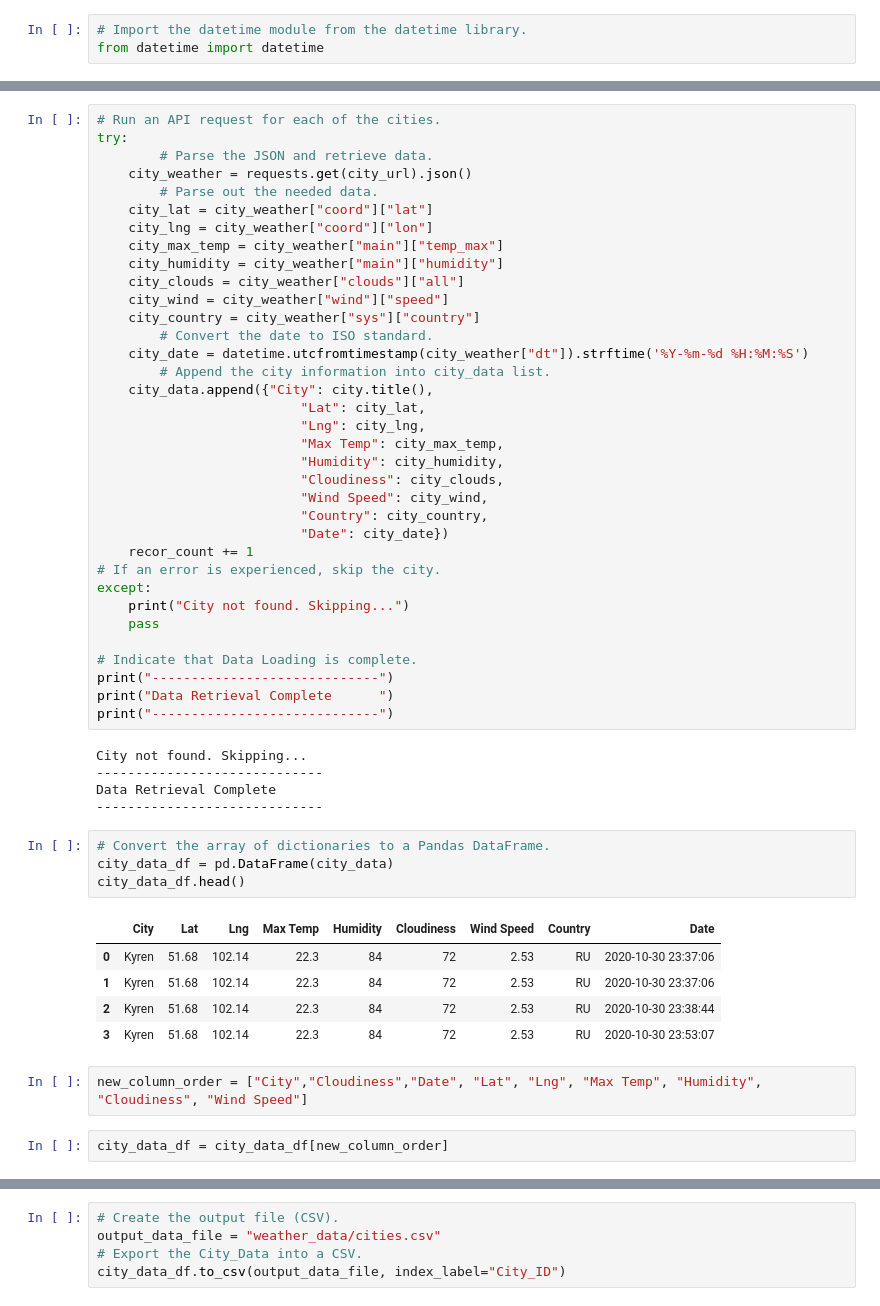
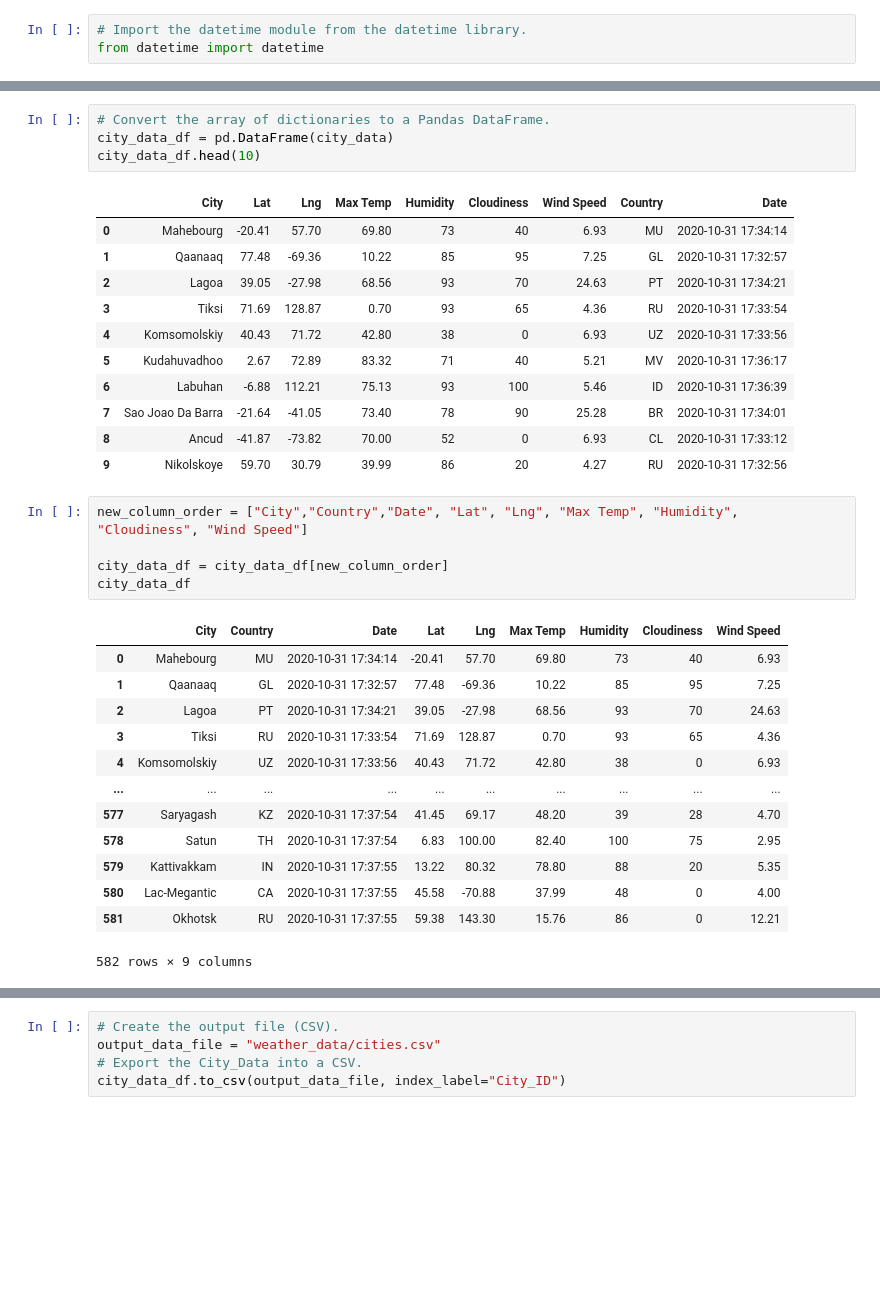
Before and after one commit to cmaraffi/World_Weather_Analysis, a Jupyter notebook: WeatherPy.ipynb, the cells around one changed output, grey strips where cells are left out. Cells and saved outputs as stored; diff of their text form; blank space fills up the shorter version.

```diff
--- a/WeatherPy.ipynb
+++ b/WeatherPy.ipynb
@@ -104,54 +124,35 @@ Processing Record 44 of Set 49 | kyren
-# %%
-# Run an API request for each of the cities.
-try:
-        # Parse the JSON and retrieve data.
-    city_weather = requests.get(city_url).json()
-        # Parse out the needed data.
-    city_lat = city_weather["coord"]["lat"]
-    city_lng = city_weather["coord"]["lon"]
-    city_max_temp = city_weather["main"]["temp_max"]
-    city_humidity = city_weather["main"]["humidity"]
-    city_clouds = city_weather["clouds"]["all"]
-    city_wind = city_weather["wind"]["speed"]
-    city_country = city_weather["sys"]["country"]
-        # Convert the date to ISO standard.
-    city_date = datetime.utcfromtimestamp(city_weather["dt"]).strftime('%Y-%m-%d %H:%M:%S')
-        # Append the city information into city_data list.
-    city_data.append({"City": city.title(),
-                          "Lat": city_lat,
-                          "Lng": city_lng,
-                          "Max Temp": city_max_temp,
-                          "Humidity": city_humidity,
-                          "Cloudiness": city_clouds,
-                          "Wind Speed": city_wind,
-                          "Country": city_country,
-                          "Date": city_date})
-    recor_count += 1
-# If an error is experienced, skip the city.
-except:
-    print("City not found. Skipping...")
-    pass
-
-# Indicate that Data Loading is complete.
-print("-----------------------------")
-print("Data Retrieval Complete      ")
-print("-----------------------------")
-# %% [output]
-City not found. Skipping...
------------------------------
-Data Retrieval Complete
------------------------------
 # %%
 # Convert the array of dictionaries to a Pandas DataFrame.
 city_data_df = pd.DataFrame(city_data)
-city_data_df.head()
+city_data_df.head(10)
 # %% [output]
 |  | City | Lat | Lng | Max Temp | Humidity | Cloudiness | Wind Speed | Country | Date |
-| 0 | Kyren | 51.68 | 102.14 | 22.3 | 84 | 72 | 2.53 | RU | 2020-10-30 23:37:06 |
-| 1 | Kyren | 51.68 | 102.14 | 22.3 | 84 | 72 | 2.53 | RU | 2020-10-30 23:37:06 |
-| 2 | Kyren | 51.68 | 102.14 | 22.3 | 84 | 72 | 2.53 | RU | 2020-10-30 23:38:44 |
-| 3 | Kyren | 51.68 | 102.14 | 22.3 | 84 | 72 | 2.53 | RU | 2020-10-30 23:53:07 |
+| 0 | Mahebourg | -20.41 | 57.70 | 69.80 | 73 | 40 | 6.93 | MU | 2020-10-31 17:34:14 |
+| 1 | Qaanaaq | 77.48 | -69.36 | 10.22 | 85 | 95 | 7.25 | GL | 2020-10-31 17:32:57 |
+| 2 | Lagoa | 39.05 | -27.98 | 68.56 | 93 | 70 | 24.63 | PT | 2020-10-31 17:34:21 |
+| 3 | Tiksi | 71.69 | 128.87 | 0.70 | 93 | 65 | 4.36 | RU | 2020-10-31 17:33:54 |
+| 4 | Komsomolskiy | 40.43 | 71.72 | 42.80 | 38 | 0 | 6.93 | UZ | 2020-10-31 17:33:56 |
+| 5 | Kudahuvadhoo | 2.67 | 72.89 | 83.32 | 71 | 40 | 5.21 | MV | 2020-10-31 17:36:17 |
+| 6 | Labuhan | -6.88 | 112.21 | 75.13 | 93 | 100 | 5.46 | ID | 2020-10-31 17:36:39 |
+| 7 | Sao Joao Da Barra | -21.64 | -41.05 | 73.40 | 78 | 90 | 25.28 | BR | 2020-10-31 17:34:01 |
+| 8 | Ancud | -41.87 | -73.82 | 70.00 | 52 | 0 | 6.93 | CL | 2020-10-31 17:33:12 |
+| 9 | Nikolskoye | 59.70 | 30.79 | 39.99 | 86 | 20 | 4.27 | RU | 2020-10-31 17:32:56 |
 # %%
-new_column_order = ["City","Cloudiness","Date", "Lat", "Lng", "Max Temp", "Humidity", "Cloudiness", "Wind Speed"]
+new_column_order = ["City","Country","Date", "Lat", "Lng", "Max Temp", "Humidity", "Cloudiness", "Wind Speed"]
+
+city_data_df = city_data_df[new_column_order]
+city_data_df
+# %% [output]
+|  | City | Country | Date | Lat | Lng | Max Temp | Humidity | Cloudiness | Wind Speed |
+| 0 | Mahebourg | MU | 2020-10-31 17:34:14 | -20.41 | 57.70 | 69.80 | 73 | 40 | 6.93 |
+| 1 | Qaanaaq | GL | 2020-10-31 17:32:57 | 77.48 | -69.36 | 10.22 | 85 | 95 | 7.25 |
+| 2 | Lagoa | PT | 2020-10-31 17:34:21 | 39.05 | -27.98 | 68.56 | 93 | 70 | 24.63 |
+| 3 | Tiksi | RU | 2020-10-31 17:33:54 | 71.69 | 128.87 | 0.70 | 93 | 65 | 4.36 |
+| 4 | Komsomolskiy | UZ | 2020-10-31 17:33:56 | 40.43 | 71.72 | 42.80 | 38 | 0 | 6.93 |
+| ... | ... | ... | ... | ... | ... | ... | ... | ... | ... |
+| 577 | Saryagash | KZ | 2020-10-31 17:37:54 | 41.45 | 69.17 | 48.20 | 39 | 28 | 4.70 |
+| 578 | Satun | TH | 2020-10-31 17:37:54 | 6.83 | 100.00 | 82.40 | 100 | 75 | 2.95 |
+| 579 | Kattivakkam | IN | 2020-10-31 17:37:55 | 13.22 | 80.32 | 78.80 | 88 | 20 | 5.35 |
+| 580 | Lac-Megantic | CA | 2020-10-31 17:37:55 | 45.58 | -70.88 | 37.99 | 48 | 0 | 4.00 |
+| 581 | Okhotsk | RU | 2020-10-31 17:37:55 | 59.38 | 143.30 | 15.76 | 86 | 0 | 12.21 |
+582 rows × 9 columns
-# %%
-city_data_df = city_data_df[new_column_order]
```
Also changed, not shown: parts of 26 cells of this notebook, 6 other files.
